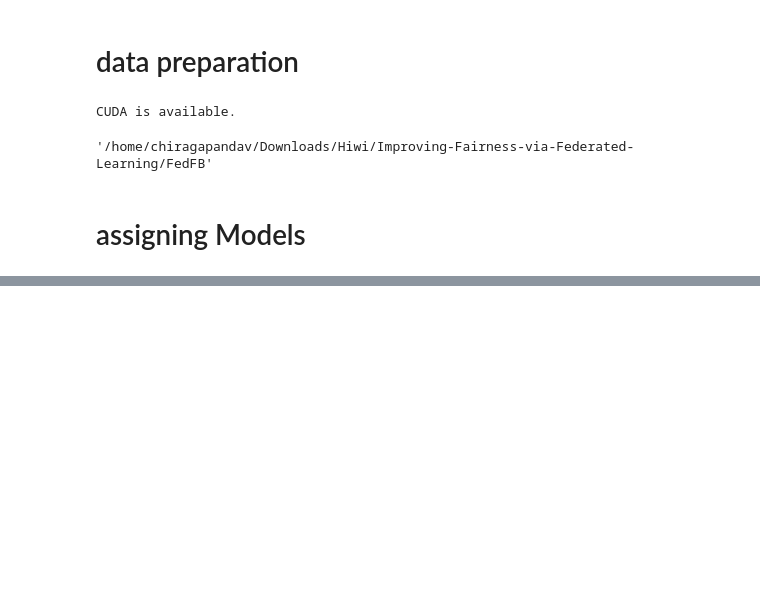
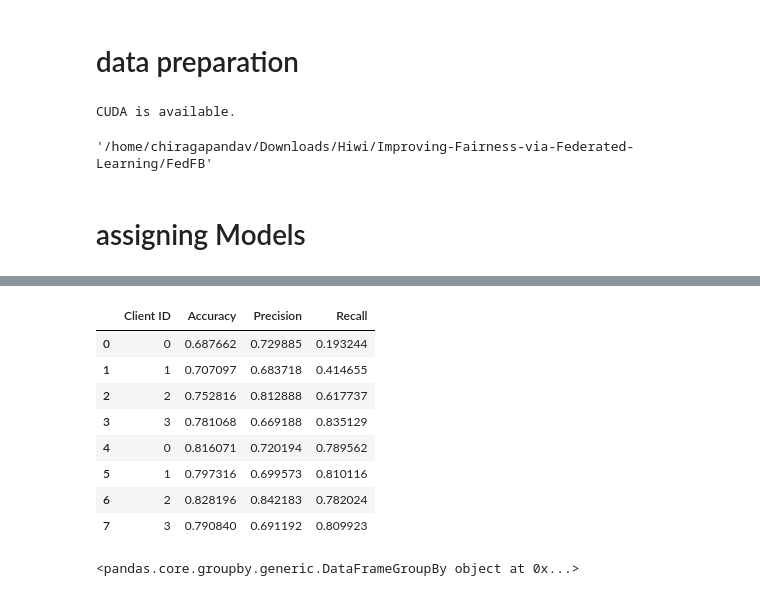
Before and after one commit to chiragpandav/fairfed_subG, a Jupyter notebook: FairFed_modified.ipynb, the cells around one changed output, grey strips where cells are left out. Saved outputs shown, nothing was run; the diff lists cells and outputs as text; code cells hidden in the pictures; blank space fills up the shorter version.

```diff
--- a/FairFed_modified.ipynb
+++ b/FairFed_modified.ipynb
@@ -608,0 +598,18 @@ for metric in metrics:
+# %%
+client_data
+# %% [output]
+|  | Client ID | Accuracy | Precision | Recall |
+| 0 | 0 | 0.687662 | 0.729885 | 0.193244 |
+| 1 | 1 | 0.707097 | 0.683718 | 0.414655 |
+| 2 | 2 | 0.752816 | 0.812888 | 0.617737 |
+| 3 | 3 | 0.781068 | 0.669188 | 0.835129 |
+| 4 | 0 | 0.816071 | 0.720194 | 0.789562 |
+| 5 | 1 | 0.797316 | 0.699573 | 0.810116 |
+| 6 | 2 | 0.828196 | 0.842183 | 0.782024 |
+| 7 | 3 | 0.790840 | 0.691192 | 0.809923 |
+# %%
+grouped = server_data.groupby(server_data.index // 4)
+
+grouped
+# %% [output]
+<pandas.core.groupby.generic.DataFrameGroupBy object at 0x...>
```
Also changed, not shown: parts of 12 cells of this notebook.
